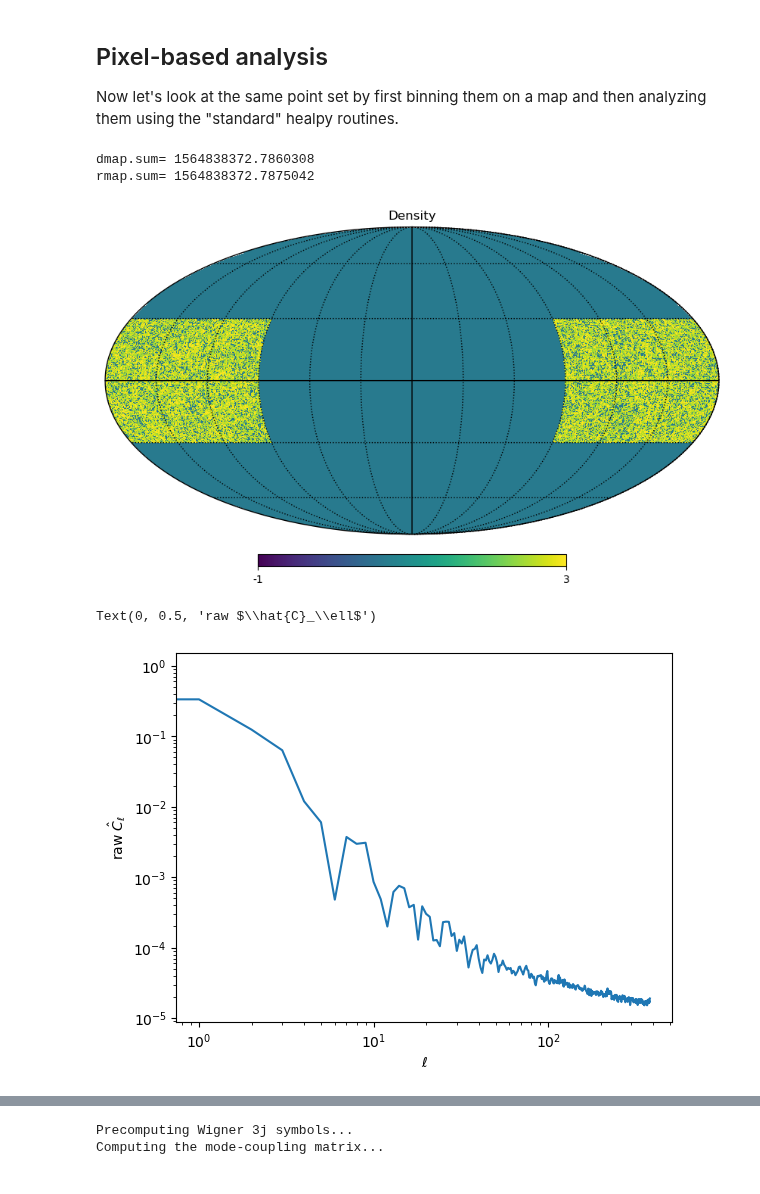
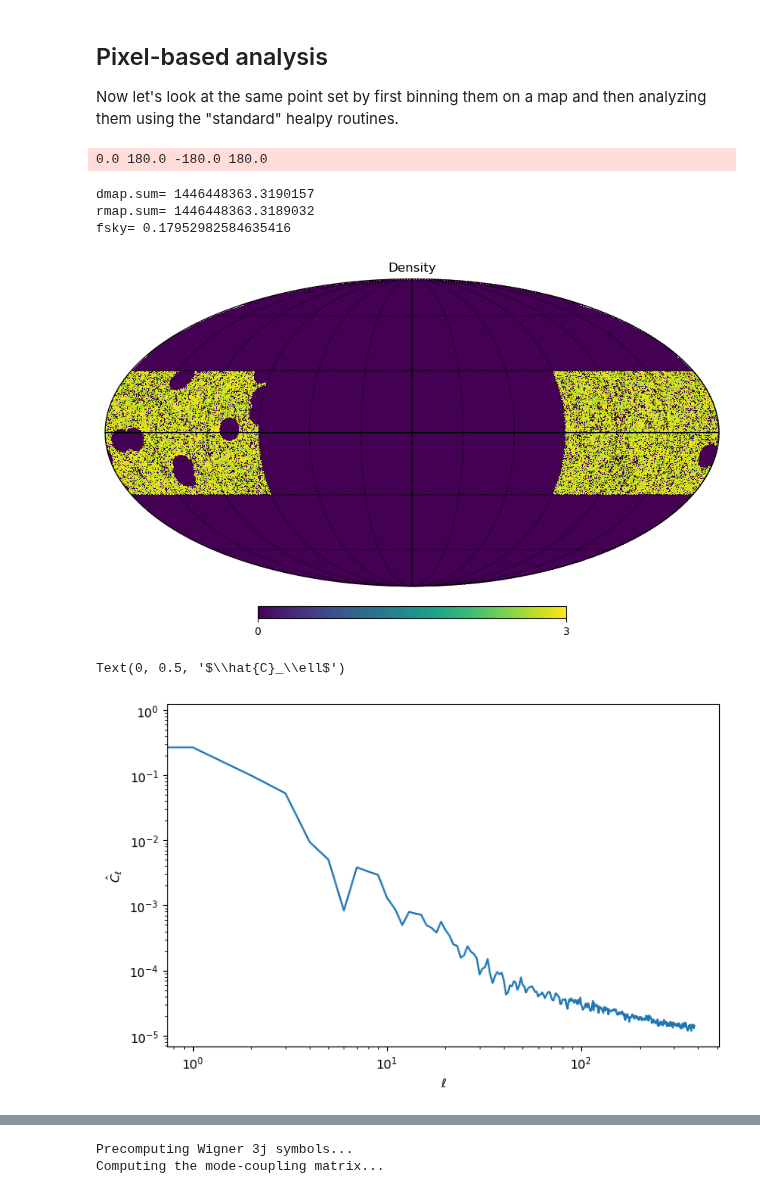
Before and after one commit to martinjameswhite/directsht, a Jupyter notebook: notebooks/analyzing_mocks.ipynb, the cells around one changed output, grey strips where cells are left out. Saved outputs shown, nothing was run; the diff lists cells and outputs as text; code cells hidden in the pictures.

Commit message:
More complex mask.

```diff
--- a/notebooks/analyzing_mocks.ipynb
+++ b/notebooks/analyzing_mocks.ipynb
@@ -53,12 +69,22 @@ gmap in range (-5.505548e+00,5.205058e+00)
 emap in range (1.879451e-05,8.425351e-01)
 Kept 100018 objects in cut.
 # %%
-# Get a random number generator.
-seed = None
-rng = np.random.default_rng(seed)
-
-# Generate a random catalog.
-nrand = 10*len(thetas)
-trand = np.arccos( rng.uniform(low=-0.5,high=0.5,size=nrand) )
-prand = rng.uniform(low=np.pi/2,high=3*np.pi/2,size=nrand)
-wrand = np.ones_like(trand) * float(npnt)/float(trand.size)
+# Code to generate a random catalog.
+def generate_randoms(nrand):
+    """Generate nrand randoms in our footprint."""
+    trand = np.arccos( rng.uniform(low=-0.5,high=0.5,size=nrand) )
+    prand = rng.uniform(low=np.pi/2,high=3*np.pi/2,size=nrand)
+    wrand = np.ones_like(trand) * float(ndata)/float(nrand)
+    return( (trand,prand,wrand) )
+# %%
+# Generate the randoms.
+nrand = 30*ndata
+trand,prand,wrand = generate_randoms(nrand)
+# %%
+# Run the data and randoms through the "veto mask".
+tdata,pdata,wdata = veto_points(tdata,pdata,wdata,nveto,rveto)
+trand,prand,wrand = veto_points(trand,prand,wrand,nveto,rveto)
+# Correct for the veto'd points.
+ndata  = len(tdata)
+nrand  = len(trand)
+wrand *= np.sum(wdata)/np.sum(wrand)
@@ -177,31 +227,39 @@ def make_map(thetas,phis,wts,nside):
 # %%
 # Show an example at some nside.
 # Eventually want to plot in grey the masked region
 # and make it look pretty.
 nside= 128
-dmap = make_map(thetas,phis,wts  ,nside)
+dmap = make_map(tdata,pdata,wdata,nside)
 rmap = make_map(trand,prand,wrand,nside)
 #
 print("dmap.sum=",np.sum(dmap))
 print("rmap.sum=",np.sum(rmap))
+#
 # Remove pixels where we have data but no randoms,
 # then generate the 1+delta field.
 dmap[rmap<=0]=0.0
 dmap = dmap/(rmap+1e-30)
-ma   = hp.pixelfunc.ma(dmap)
-hp.mollview(dmap,min=-1,max=3,norm='hist',title='Density')
+fsky = len(np.nonzero(dmap>0)[0])/float(len(dmap))
+print("fsky=",fsky)
+#
+hp.mollview(dmap,min=0,max=3,norm='hist',title='Density')
 hp.graticule()
-plt.show()
-
-cl_via_map = hp.anafast(dmap)
-plt.loglog(cl_via_map)
-plt.xlabel(r'$\ell$')
-plt.ylabel(r'raw $\hat{C}_\ell$')
 # %% [output]
-dmap.sum= 1564838372.7860308
-rmap.sum= 1564838372.7875042
+0.0 180.0 -180.0 180.0
+dmap.sum= 1446448363.3190157
+rmap.sum= 1446448363.3189032
+fsky= 0.17952982584635416
-[figure, old version]
+[figure, new version]
-Text(0, 0.5, 'raw $\\hat{C}_\\ell$')
-[figure, removed]
+# %%
+fig,ax = plt.subplots(1,1,figsize=(8,5))
+#
+cl_via_map = hp.anafast(dmap)
+ax.loglog(cl_via_map)
+#
+ax.set_xlabel(r'$\ell$')
+ax.set_ylabel(r'$\hat{C}_\ell$')
+# %% [output]
+Text(0, 0.5, '$\\hat{C}_\\ell$')
+[figure, added]
 # %%
 # Make a binary mask by determining what pixels have randoms in a coarse pixelization
```
Also changed, not shown: parts of 31 cells of this notebook.
